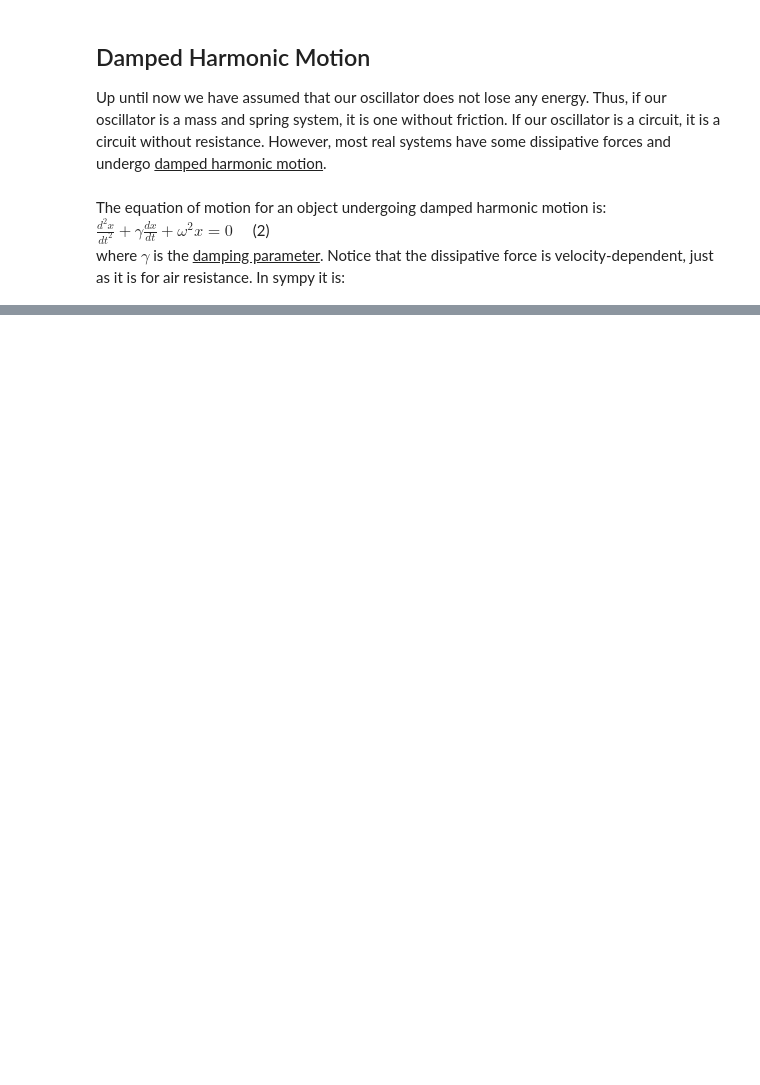
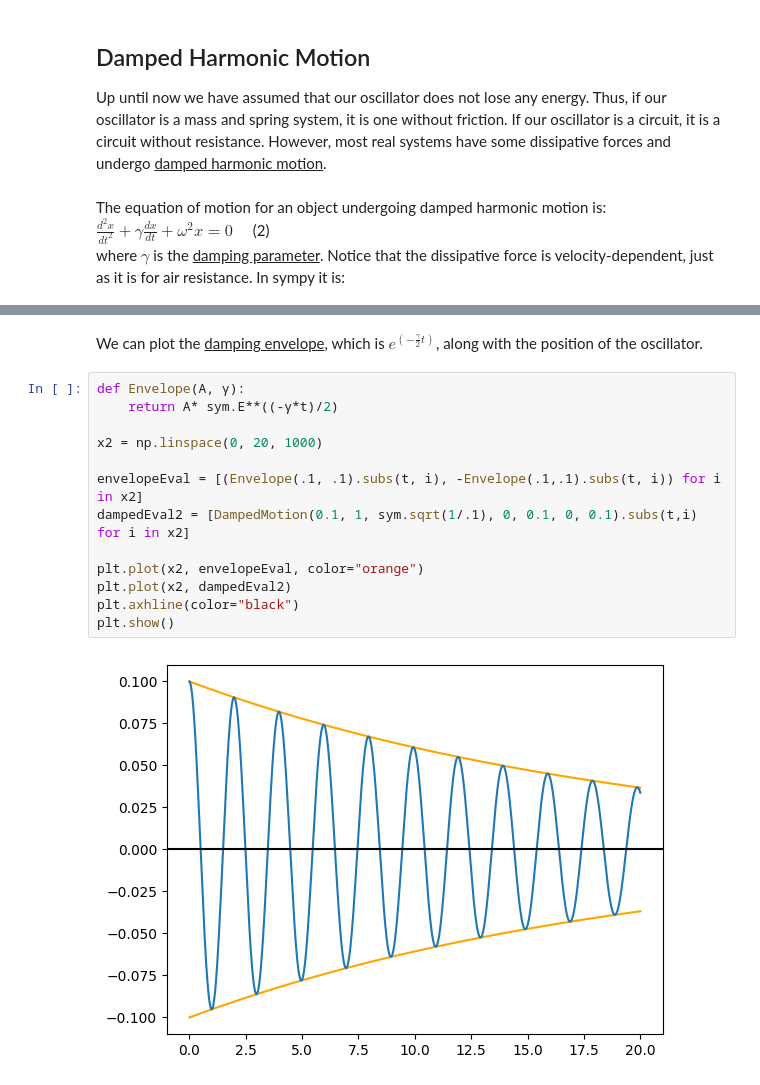
Before and after one commit to brinerk/LabsCapstone, a Jupyter notebook: Lab13/Lab13.ipynb, the cells around one changed output, grey strips where cells are left out. Drawn from its saved outputs; the diff is of its cells as text; blank space fills up the shorter version.

```diff
--- a/Lab13/Lab13.ipynb
+++ b/Lab13/Lab13.ipynb
@@ -229,0 +385,17 @@ where $\gamma$ is the <u>damping parameter</u>. Notice that the dissipative forc
+# %% [markdown]
+We can plot the <u>damping envelope</u>, which is $e^{( - \frac{\gamma}{2}t)}$, along with the position of the oscillator.
+# %%
+def Envelope(A, γ):
+    return A* sym.E**((-γ*t)/2)
+
+x2 = np.linspace(0, 20, 1000)
+
+envelopeEval = [(Envelope(.1, .1).subs(t, i), -Envelope(.1,.1).subs(t, i)) for i in x2]
+dampedEval2 = [DampedMotion(0.1, 1, sym.sqrt(1/.1), 0, 0.1, 0, 0.1).subs(t,i) for i in x2]
+
+plt.plot(x2, envelopeEval, color="orange")
+plt.plot(x2, dampedEval2)
+plt.axhline(color="black")
+plt.show()
+# %% [output]
+[figure, added]
```
Also changed, not shown: parts of 42 cells of this notebook.
